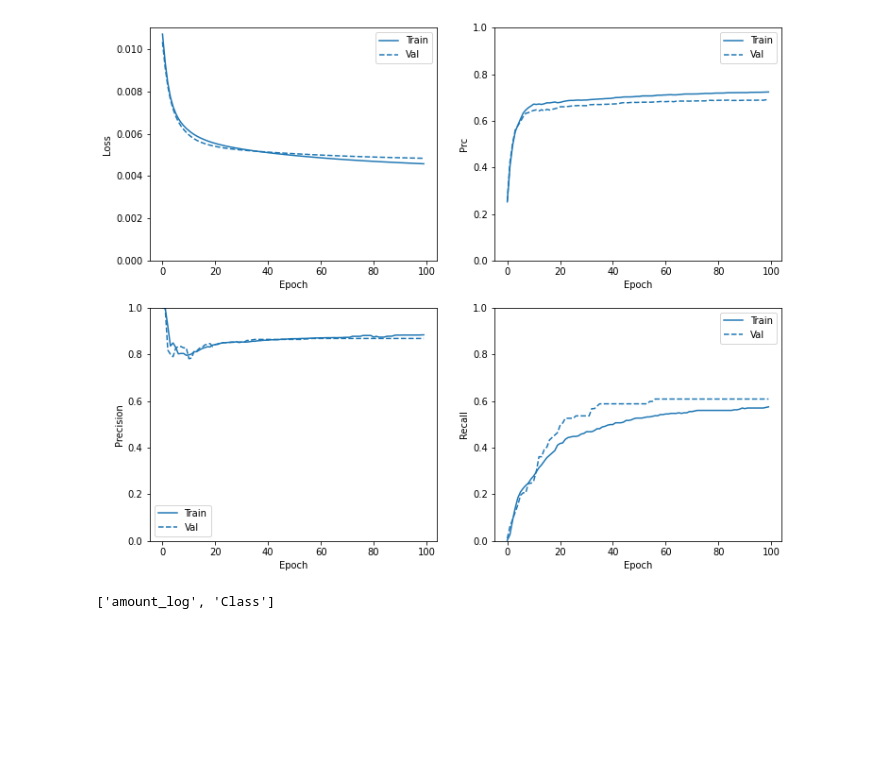
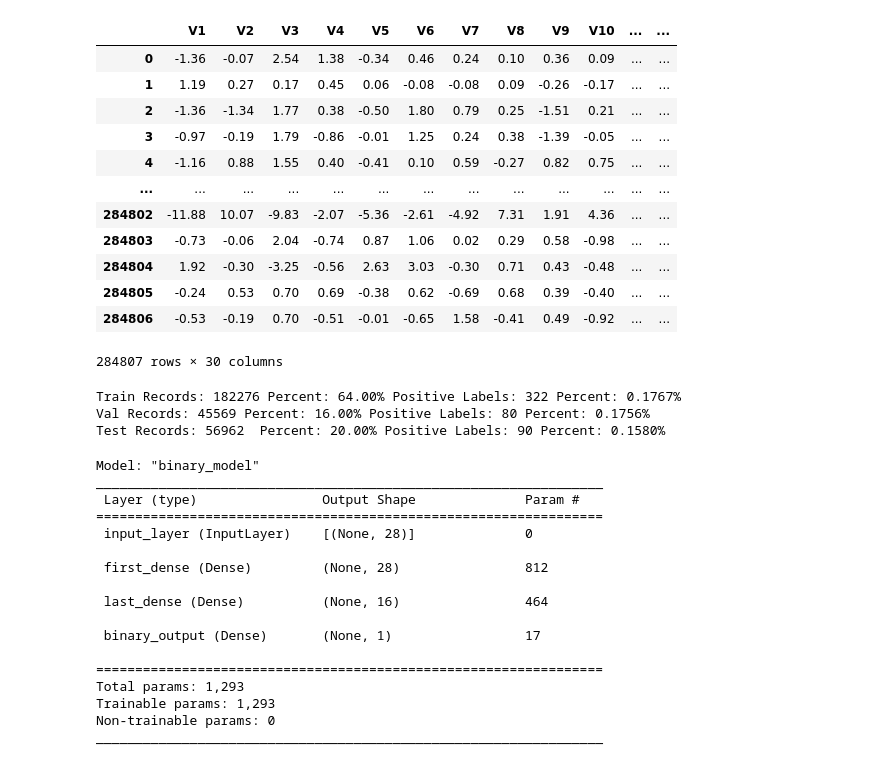
Before and after one commit to crmccambridge/mtl_example, a Jupyter notebook: mtl_example.ipynb, the cells around one changed output. Saved outputs shown, nothing was run; the diff lists cells and outputs as text; code cells hidden in the pictures; blank space fills up the shorter version.

```diff
--- a/mtl_example.ipynb
+++ b/mtl_example.ipynb
@@ -22,4 +41,5 @@ from tensorflow.keras.callbacks import EarlyStopping,TensorBoard
 # %%
+pd.set_option('display.float_format', lambda x: '%.2f' % x)
 mpl.rcParams['figure.figsize'] = (12, 10)
 colors = plt.rcParams['axes.prop_cycle'].by_key()['color']
 # %%
@@ -140,8 +46,0 @@ def plot_metrics(history):
-# %%
-plot_metrics(binary_history)
-# %% [output]
-[figure, removed]
-# %%
-target
-# %% [output]
-['amount_log', 'Class']
@@ -158,0 +47,17 @@ y_train2
+# %%
+df2 = df.copy().drop(['Time'],axis=1)
+df2
+# %% [output]
+|  | V1 | V2 | V3 | V4 | V5 | V6 | V7 | V8 | V9 | V10 | ... | ... |
+| 0 | -1.36 | -0.07 | 2.54 | 1.38 | -0.34 | 0.46 | 0.24 | 0.10 | 0.36 | 0.09 | ... | ... |
+| 1 | 1.19 | 0.27 | 0.17 | 0.45 | 0.06 | -0.08 | -0.08 | 0.09 | -0.26 | -0.17 | ... | ... |
+| 2 | -1.36 | -1.34 | 1.77 | 0.38 | -0.50 | 1.80 | 0.79 | 0.25 | -1.51 | 0.21 | ... | ... |
+| 3 | -0.97 | -0.19 | 1.79 | -0.86 | -0.01 | 1.25 | 0.24 | 0.38 | -1.39 | -0.05 | ... | ... |
+| 4 | -1.16 | 0.88 | 1.55 | 0.40 | -0.41 | 0.10 | 0.59 | -0.27 | 0.82 | 0.75 | ... | ... |
+| ... | ... | ... | ... | ... | ... | ... | ... | ... | ... | ... | ... | ... |
+| 284802 | -11.88 | 10.07 | -9.83 | -2.07 | -5.36 | -2.61 | -4.92 | 7.31 | 1.91 | 4.36 | ... | ... |
+| 284803 | -0.73 | -0.06 | 2.04 | -0.74 | 0.87 | 1.06 | 0.02 | 0.29 | 0.58 | -0.98 | ... | ... |
+| 284804 | 1.92 | -0.30 | -3.25 | -0.56 | 2.63 | 3.03 | -0.30 | 0.71 | 0.43 | -0.48 | ... | ... |
+| 284805 | -0.24 | 0.53 | 0.70 | 0.69 | -0.38 | 0.62 | -0.69 | 0.68 | 0.39 | -0.40 | ... | ... |
+| 284806 | -0.53 | -0.19 | 0.70 | -0.51 | -0.01 | -0.65 | 1.58 | -0.41 | 0.49 | -0.92 | ... | ... |
+284807 rows × 30 columns
@@ -158,0 +83,8 @@ y_train2
+# %%
+print("Train Records: {} Percent: {:.2%} Positive Labels: {} Percent: {:.4%}".format(len(y1_train),len(y1_train)/len(df2),np.count_nonzero(y1_train),np.count_nonzero(y1_train)/len(y1_train)))
+print("Val Records: {} Percent: {:.2%} Positive Labels: {} Percent: {:.4%}".format(len(y1_val),len(y1_val)/len(df2),np.count_nonzero(y1_val),np.count_nonzero(y1_val)/len(y1_val)))
+print("Test Records: {}  Percent: {:.2%} Positive Labels: {} Percent: {:.4%}".format(len(y1_test),len(y1_test)/len(df2),np.count_nonzero(y1_test),np.count_nonzero(y1_test)/len(y1_test)))
+# %% [output]
+Train Records: 182276 Percent: 64.00% Positive Labels: 322 Percent: 0.1767%
+Val Records: 45569 Percent: 16.00% Positive Labels: 80 Percent: 0.1756%
+Test Records: 56962  Percent: 20.00% Positive Labels: 90 Percent: 0.1580%
@@ -158,0 +112,21 @@ y_train2
+# %%
+binary_model = build_binary_model()
+binary_model.summary()
+# %% [output]
+Model: "binary_model"
+_________________________________________________________________
+ Layer (type)                Output Shape              Param #
+=================================================================
+ input_layer (InputLayer)    [(None, 28)]              0
+
+ first_dense (Dense)         (None, 28)                812
+
+ last_dense (Dense)          (None, 16)                464
+
+ binary_output (Dense)       (None, 1)                 17
+
+=================================================================
+Total params: 1,293
+Trainable params: 1,293
+Non-trainable params: 0
+_________________________________________________________________
```
Also changed, not shown: parts of 37 cells of this notebook.
